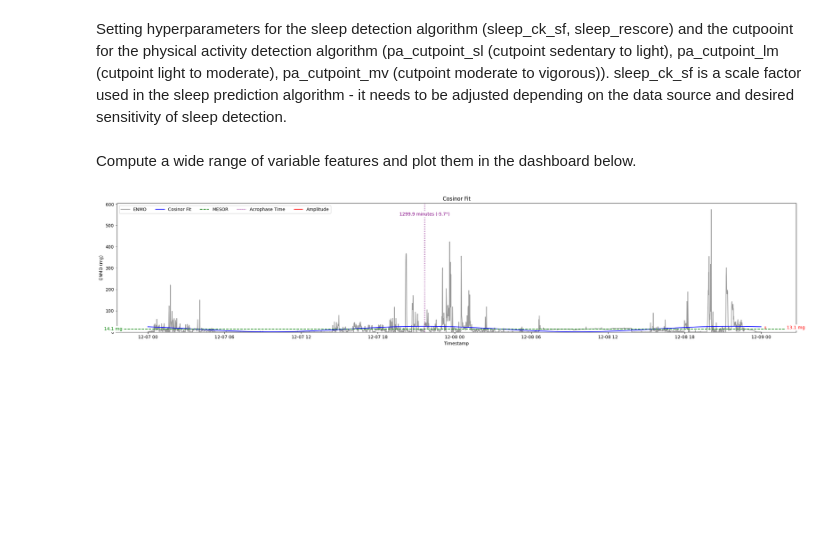
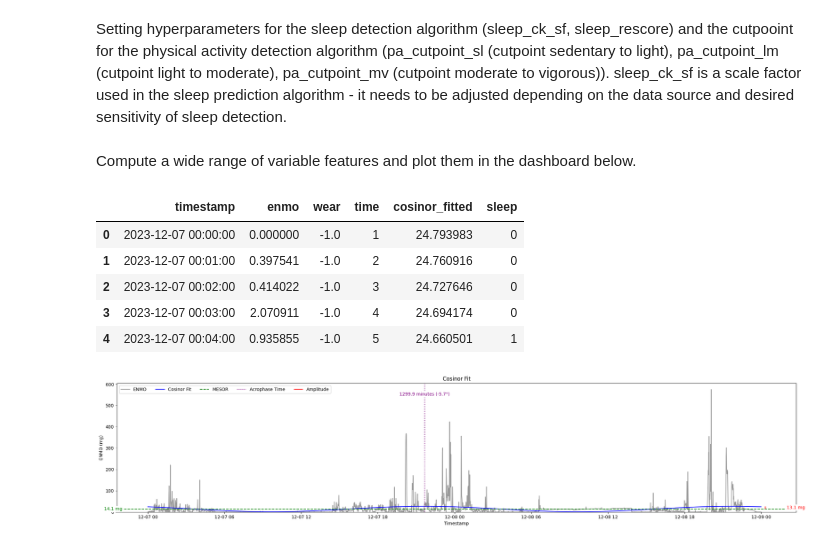
Before and after one commit to ADAMMA-CDHI-ETH-Zurich/CosinorAge, a Jupyter notebook: examples/galaxy_csv_example.ipynb, the cells around one changed output. Saved outputs shown, nothing was run; the diff lists cells and outputs as text; code cells hidden in the pictures; blank space fills up the shorter version.

```diff
--- a/examples/galaxy_csv_example.ipynb
+++ b/examples/galaxy_csv_example.ipynb
@@ -95,6 +95,15 @@ features_args = {
 Compute a wide range of variable features and plot them in the dashboard below.
 # %%
 features = WearableFeatures(galaxy_handler_csv, features_args)
+# %%
+features.get_ml_data().reset_index().head()
+# %% [output]
+|  | timestamp | enmo | wear | time | cosinor_fitted | sleep |
+| 0 | 2023-12-07 00:00:00 | 0.000000 | -1.0 | 1 | 24.793983 | 0 |
+| 1 | 2023-12-07 00:01:00 | 0.397541 | -1.0 | 2 | 24.760916 | 0 |
+| 2 | 2023-12-07 00:02:00 | 0.414022 | -1.0 | 3 | 24.727646 | 0 |
+| 3 | 2023-12-07 00:03:00 | 2.070911 | -1.0 | 4 | 24.694174 | 0 |
+| 4 | 2023-12-07 00:04:00 | 0.935855 | -1.0 | 5 | 24.660501 | 1 |
 # %%
 dashboard(features)
 # %% [output]
```
Also changed, not shown: parts of 1 cell of this notebook, 4 other files.
